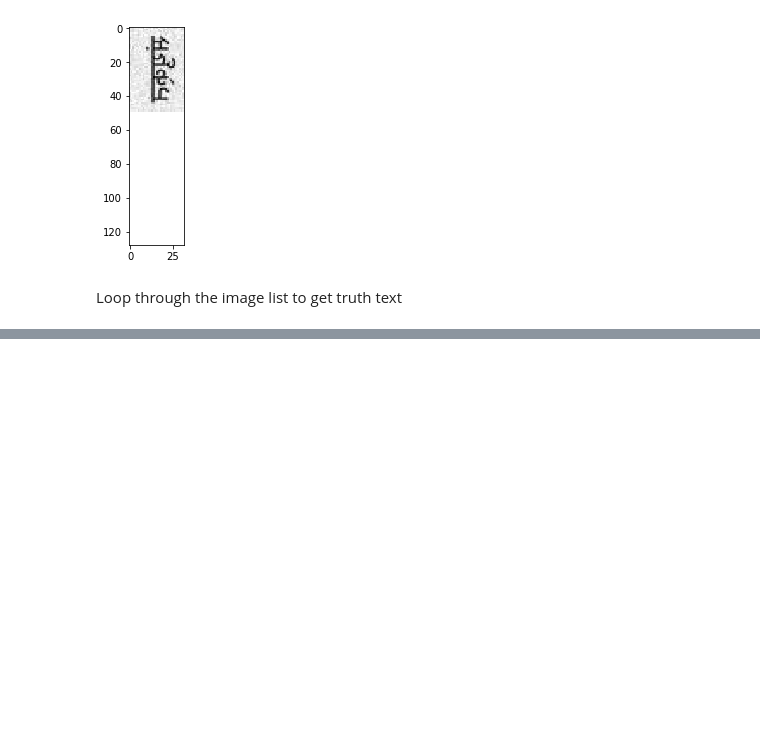
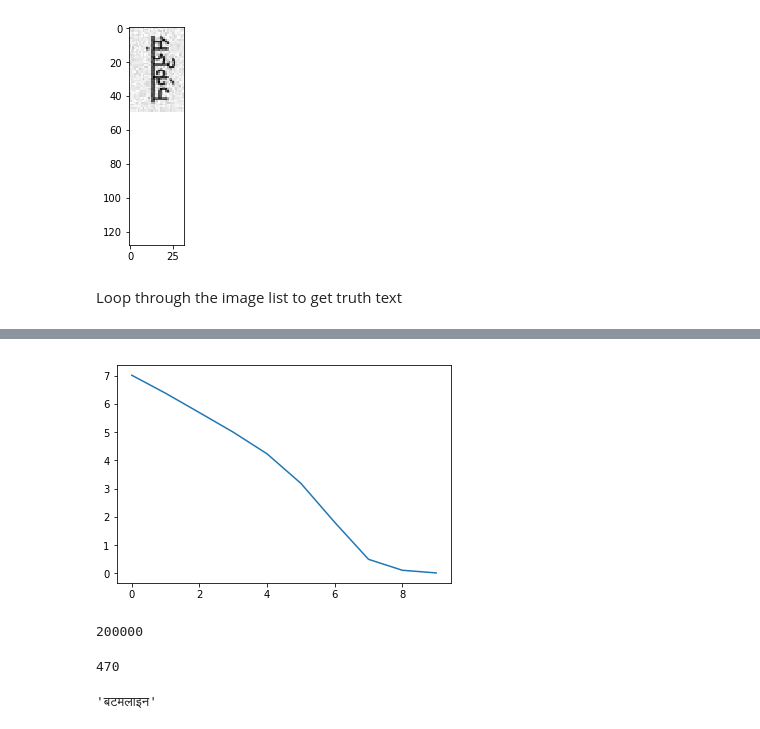
Before and after one commit to RumiRajbhandari/BookRoomForAll, a Jupyter notebook: lstm/ImageLoader.ipynb, the cells around one changed output, grey strips where cells are left out. Cells and saved outputs as stored; diff of their text form; code cells hidden in the pictures; blank space fills up the shorter version.

```diff
--- a/lstm/ImageLoader.ipynb
+++ b/lstm/ImageLoader.ipynb
@@ -84,20 +141,26 @@ for image in imageList:
 # %%
 kernelVals = [5, 5, 3, 3, 3]
-featureVals = [1, 32, 64, 128, 128, 256]
+featureVals = [1, 32, 64, 128, 256]
 strideVals = poolVals = [(2,2), (2,2), (1,2), (1,2), (1,2)]
 numLayers = len(strideVals)
+inShp=(128,32,1)
+
 model = Sequential()
+model.add(Conv2D(1, (1,1), padding="same",input_shape=inShp, activation='relu'))
+
 for i in range(numLayers):
     model.add(Conv2D(featureVals[i], (poolVals[i][0], poolVals[i][1]), padding="same", activation='relu'))
-    model.add(MaxPooling2D(pool_size=(2,2)))
+    model.add(BatchNormalization())
+    model.add(MaxPooling2D(pool_size=(poolVals[i][0], poolVals[i][1]), strides=(poolVals[i][0], poolVals[i][1])))
 
 numHidden = 256
 inputSize = (None,4,1,128)
 model.add(TimeDistributed(Flatten()))
-model.add(Bidirectional(LSTM((numHidden), batch_input_shape=(4,None,128,1), return_sequences=True)))
-model.add(Bidirectional(LSTM((numHidden), return_sequences=False)))
+model.add(Bidirectional(LSTM((numHidden), batch_input_shape=(None,32,1,256), return_sequences=True)))
+model.add(Bidirectional(LSTM((numHidden), return_sequences=True)))
+model.add(Flatten())
+model.add(Dense(1000, activation='softmax'))
 
-
-model.compile(loss=keras.losses.categorical_crossentropy,
+model.compile(loss='sparse_categorical_crossentropy',
                 optimizer=keras.optimizers.Adadelta(),
                 metrics=['accuracy'])
@@ -124,7 +212,2 @@ Non-trainable params: 0
 _________________________________________________________________
 None
-# %%
-numHidden = 256
-inputSize = (None,4,128)
-model.add(Bidirectional(LSTM((numHidden), batch_input_shape=(None,4,128), return_sequences=True)))
-model.add(Bidirectional(LSTM((numHidden), return_sequences=True)))
@@ -132,0 +214,6 @@ ValueError: Output tensors to a Sequential must be the output of a Keras `Layer`
+# %%
+x_test = np.array(xTest)
+y_test = np.array(yTest)
+y_train = np.array(yTrain)
+x_train = np.array(xTrain)
+history = model.fit(x_train,y_train,epochs=10,validation_data=(x_test, y_test))
@@ -132,0 +240,9 @@ ValueError: Output tensors to a Sequential must be the output of a Keras `Layer`
+# %%
+plt.plot(history.history['loss'])
+plt.show()
+# %% [output]
+[figure, added]
+# %%
+result.size
+# %% [output]
+200000
@@ -132,0 +253,9 @@ ValueError: Output tensors to a Sequential must be the output of a Keras `Layer`
+# %%
+predicted_class = np.argmax(prediction[0])
+print(predicted_class)
+# %% [output]
+470
+# %%
+le.inverse_transform(predicted_class)
+# %% [output]
+'बटमलाइन'
```
Also changed, not shown: parts of 19 cells of this notebook.
